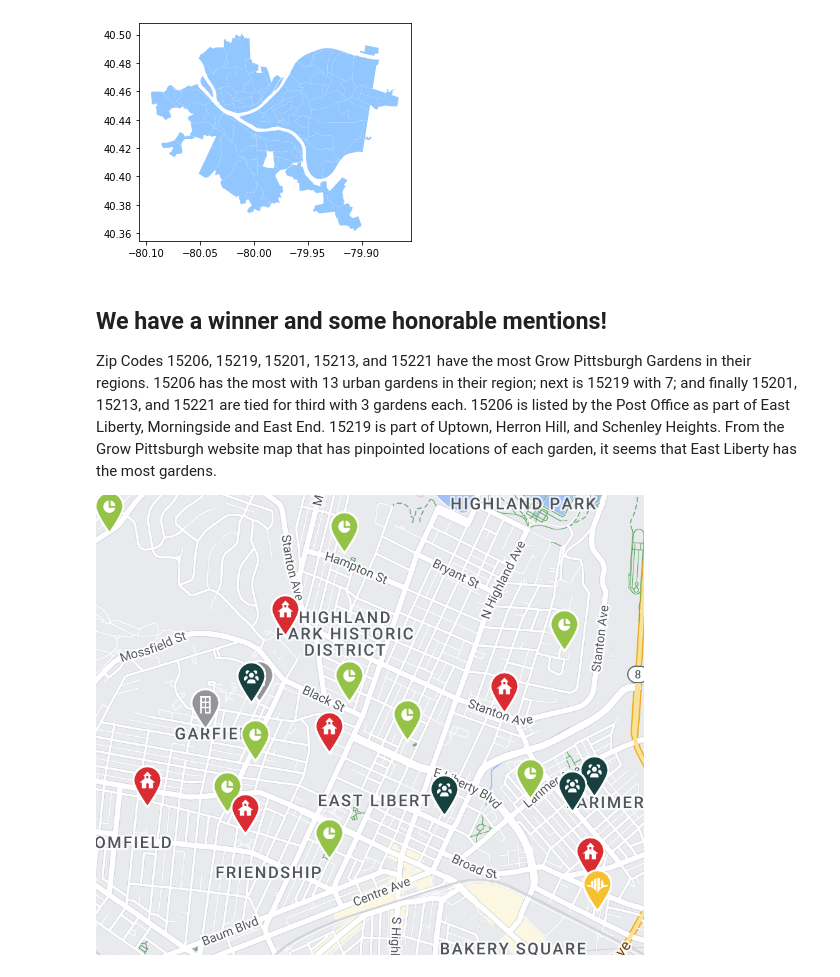
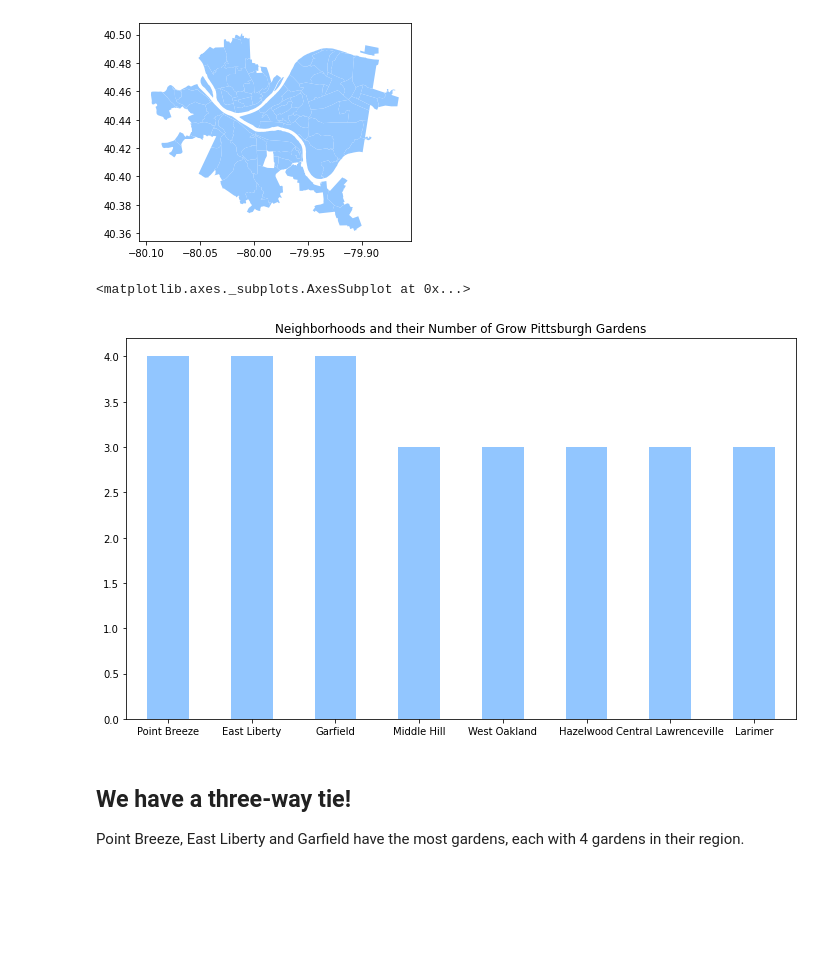
Before and after one commit to riv1ere/Final-Project, a Jupyter notebook: gardens.ipynb, the cells around one changed output. Saved outputs shown, nothing was run; the diff lists cells and outputs as text; code cells hidden in the pictures; blank space fills up the shorter version.

Commit message:
better graphs

```diff
--- a/gardens.ipynb
+++ b/gardens.ipynb
@@ -37,6 +36,0 @@ This is what the data set looks like at the beginning! As it is not very useful
-# %%
-plt.style.use('seaborn-pastel')
-graphy = gards["zip_code"].value_counts().head(8)
-
-graphy.plot(kind = "bar", rot = 0, x = "zip codes", y = "number of gardens", title = "Zip Codes and their Number of Grow Pittsburgh Gardens", figsize = (7, 7))
-fpsnippets.zip_to_neighborhoods(15206)
@@ -69,6 +44,21 @@ neighborhoods.plot()
-# %% [markdown]
-## We have a winner and some honorable mentions!
-
-Zip Codes 15206, 15219, 15201, 15213, and 15221 have the most Grow Pittsburgh Gardens in their regions. 15206 has the most with 13 urban gardens in their region; next is 15219 with 7; and finally 15201, 15213, and 15221 are tied for third with 3 gardens each. 15206 is listed by the Post Office as part of East Liberty, Morningside and East End. 15219 is part of Uptown, Herron Hill, and Schenley Heights. From the Grow Pittsburgh website map that has pinpointed locations of each garden, it seems that East Liberty has the most gardens.
-
-![map_picture](attachment:54b7d8f8-73c8-4310-944a-96c3b17cf51a.png)
+# %%
+## try to use long and lat when I come back to this bc zip code is too broad
+nlist = []
+counts = []
+for index, row in gards.iterrows():
+    lat = row["latitude"]
+    lon = row["longitude"]
+    nlist.append(fpsnippets.geo_to_neighborhood(lat, lon))
+
+latlongraph = pd.DataFrame(nlist, columns = ["neighborhood"])
+neighbors = latlongraph["neighborhood"].value_counts().head(8)
+neighbors.plot(kind = "bar", rot = 0, x = "neighborhood", y = "number of gardens", title = "Neighborhoods and their Number of Grow Pittsburgh Gardens", figsize = (12, 7))
+##gardens_map = neighborhoods.merge(pd.concat(neighbors), how='left', left_on='hood', right_on='neighborhood')
+##gardens_map.plot(column = "count")
+# %% [output]
+<matplotlib.axes._subplots.AxesSubplot at 0x...>
+[figure, added]
+# %% [markdown]
+## We have a three-way tie!
+
+Point Breeze, East Liberty and Garfield have the most gardens, each with 4 gardens in their region.
```
Also changed, not shown: parts of 3 cells of this notebook.
